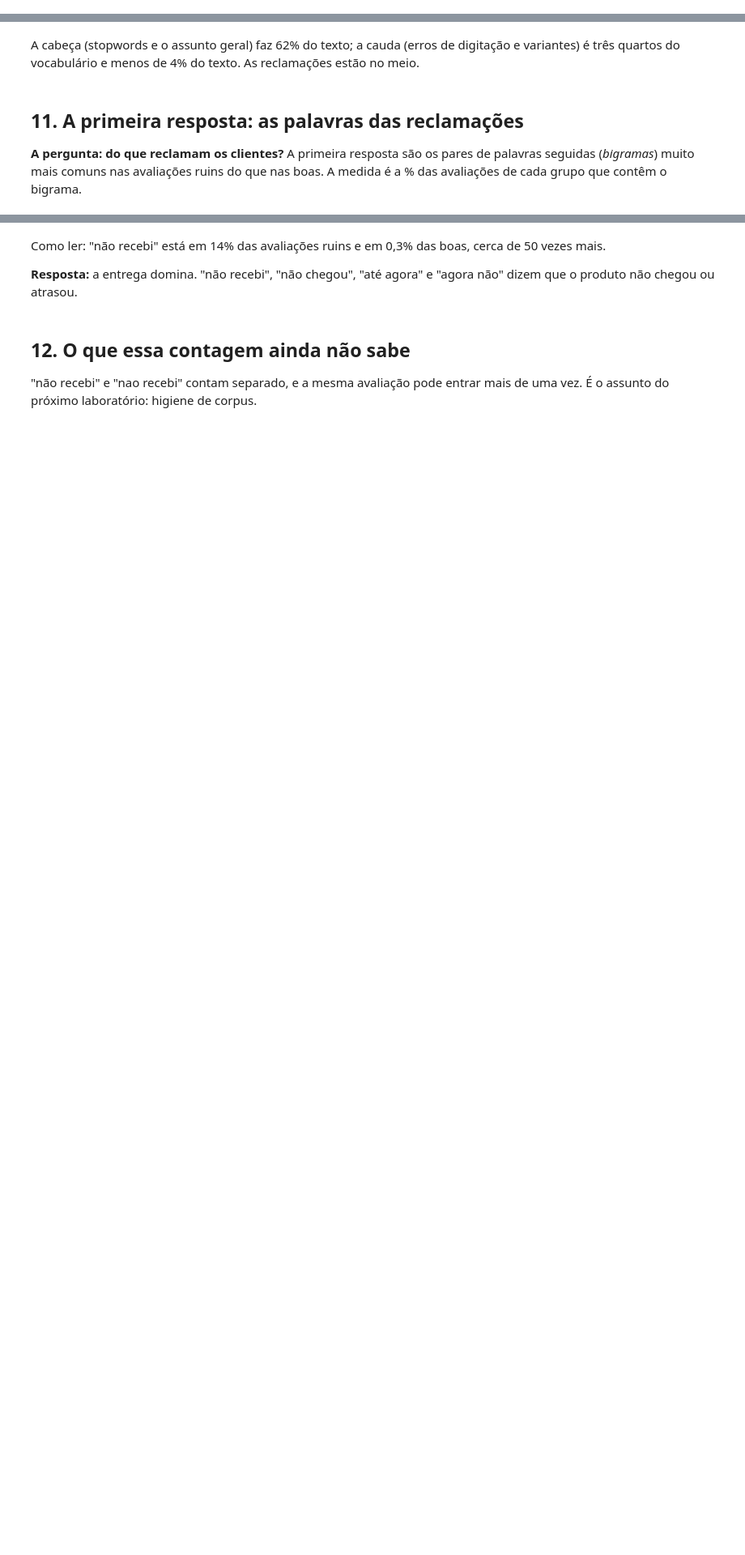
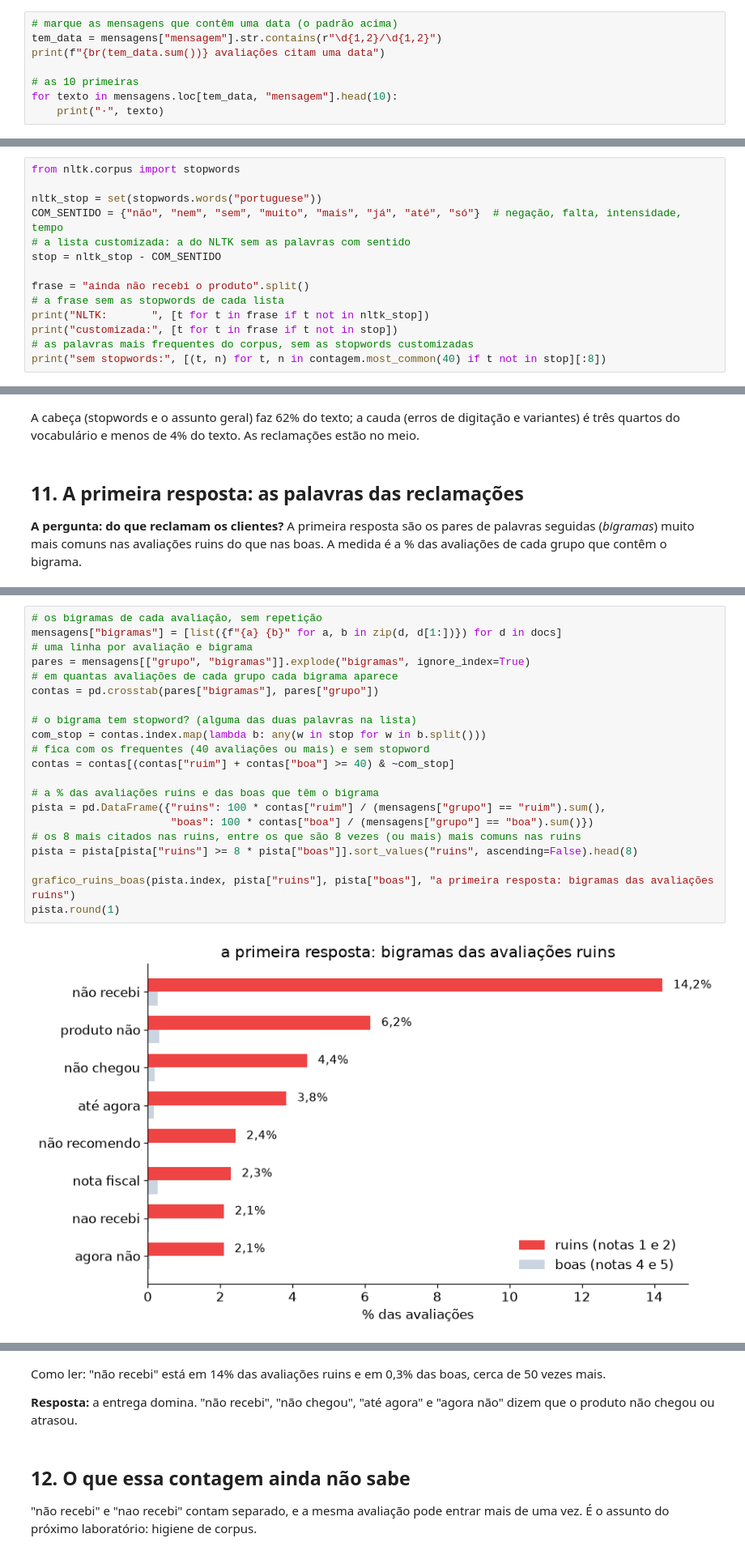
Before and after one commit to chcomin/curso-processamento-e-visualizacao-de-dados, a Jupyter notebook: M07_processamento_de_texto/2_texto_como_dado.ipynb, the cells around one changed output, grey strips where cells are left out. Shown at 81% size. Saved outputs shown, nothing was run; the diff lists cells and outputs as text; blank space fills up the shorter version.

```diff
--- a/M07_processamento_de_texto/2_texto_como_dado.ipynb
+++ b/M07_processamento_de_texto/2_texto_como_dado.ipynb
@@ -162,0 +205,8 @@ dígitos, uma barra, um ou dois dígitos": acha datas como 18/12. Quem cita uma
+# %%
+# marque as mensagens que contêm uma data (o padrão acima)
+tem_data = mensagens["mensagem"].str.contains(r"\d{1,2}/\d{1,2}")
+print(f"{br(tem_data.sum())} avaliações citam uma data")
+
+# as 10 primeiras
+for texto in mensagens.loc[tem_data, "mensagem"].head(10):
+    print("·", texto)
@@ -250,0 +342,14 @@ frase = "ainda não recebi o produto".split()
+# %%
+from nltk.corpus import stopwords
+
+nltk_stop = set(stopwords.words("portuguese"))
+COM_SENTIDO = {"não", "nem", "sem", "muito", "mais", "já", "até", "só"}  # negação, falta, intensidade, tempo
+# a lista customizada: a do NLTK sem as palavras com sentido
+stop = nltk_stop - COM_SENTIDO
+
+frase = "ainda não recebi o produto".split()
+# a frase sem as stopwords de cada lista
+print("NLTK:       ", [t for t in frase if t not in nltk_stop])
+print("customizada:", [t for t in frase if t not in stop])
+# as palavras mais frequentes do corpus, sem as stopwords customizadas
+print("sem stopwords:", [(t, n) for t, n in contagem.most_common(40) if t not in stop][:8])
@@ -299,0 +419,23 @@ pista.round(1)
+# %%
+# os bigramas de cada avaliação, sem repetição
+mensagens["bigramas"] = [list({f"{a} {b}" for a, b in zip(d, d[1:])}) for d in docs]
+# uma linha por avaliação e bigrama
+pares = mensagens[["grupo", "bigramas"]].explode("bigramas", ignore_index=True)
+# em quantas avaliações de cada grupo cada bigrama aparece
+contas = pd.crosstab(pares["bigramas"], pares["grupo"])
+
+# o bigrama tem stopword? (alguma das duas palavras na lista)
+com_stop = contas.index.map(lambda b: any(w in stop for w in b.split()))
+# fica com os frequentes (40 avaliações ou mais) e sem stopword
+contas = contas[(contas["ruim"] + contas["boa"] >= 40) & ~com_stop]
+
+# a % das avaliações ruins e das boas que têm o bigrama
+pista = pd.DataFrame({"ruins": 100 * contas["ruim"] / (mensagens["grupo"] == "ruim").sum(),
+                      "boas": 100 * contas["boa"] / (mensagens["grupo"] == "boa").sum()})
+# os 8 mais citados nas ruins, entre os que são 8 vezes (ou mais) mais comuns nas ruins
+pista = pista[pista["ruins"] >= 8 * pista["boas"]].sort_values("ruins", ascending=False).head(8)
+
+grafico_ruins_boas(pista.index, pista["ruins"], pista["boas"], "a primeira resposta: bigramas das avaliações ruins")
+pista.round(1)
+# %% [output]
+[figure, added]
```
Also changed, not shown: parts of 42 cells of this notebook, 1 other file.
